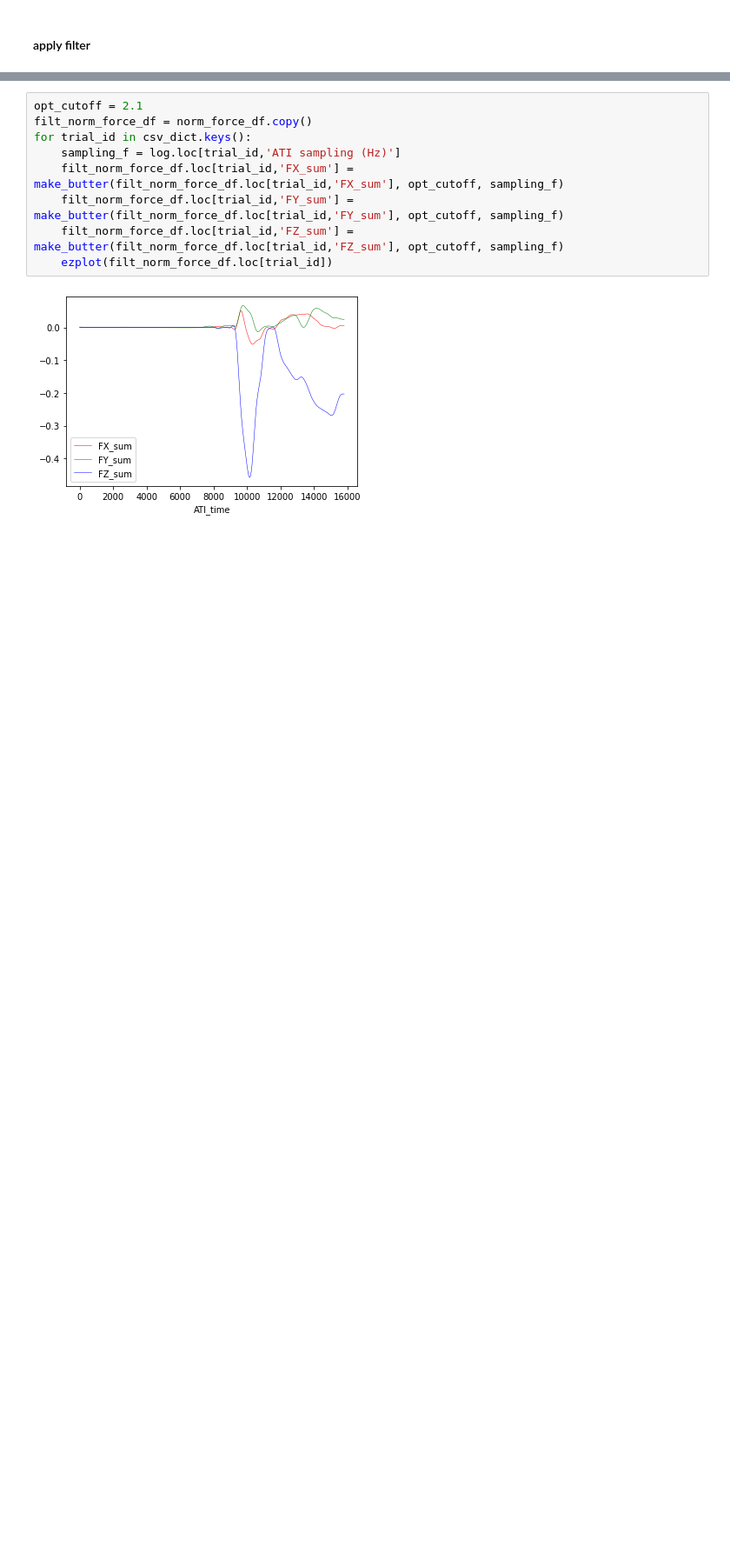
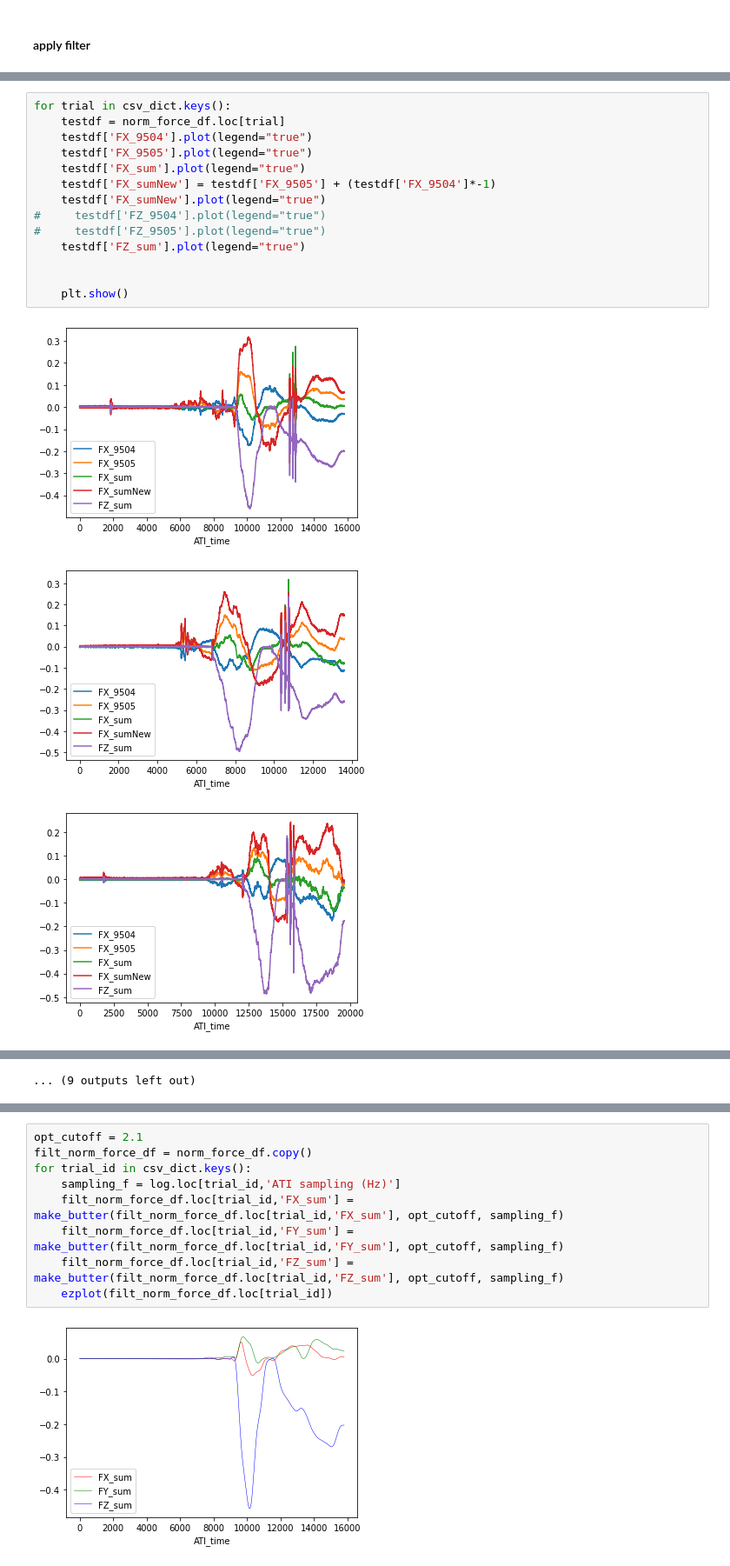
Before and after one commit to popscallion/possumpolish, a Jupyter notebook: externalMoments.ipynb, the cells around one changed output, grey strips where cells are left out. Shown at 87% size. Saved outputs shown, nothing was run; the diff lists cells and outputs as text; blank space fills up the shorter version.

```diff
--- a/externalMoments.ipynb
+++ b/externalMoments.ipynb
@@ -167,0 +238,18 @@ for trial in csv_dict.keys():
+# %%
+for trial in csv_dict.keys():
+    testdf = norm_force_df.loc[trial]
+    testdf['FX_9504'].plot(legend="true")
+    testdf['FX_9505'].plot(legend="true")
+    testdf['FX_sum'].plot(legend="true")
+    testdf['FX_sumNew'] = testdf['FX_9505'] + (testdf['FX_9504']*-1)
+    testdf['FX_sumNew'].plot(legend="true")
+#     testdf['FZ_9504'].plot(legend="true")
+#     testdf['FZ_9505'].plot(legend="true")
+    testdf['FZ_sum'].plot(legend="true")
+
+
+    plt.show()
+# %% [output]
+[figure, added]
+[figure, added]
+[figure, added]
@@ -167,0 +265 @@ for trial in csv_dict.keys():
+... (9 outputs left out)
```
Also changed, not shown: parts of 6 cells of this notebook, 30 other files.
